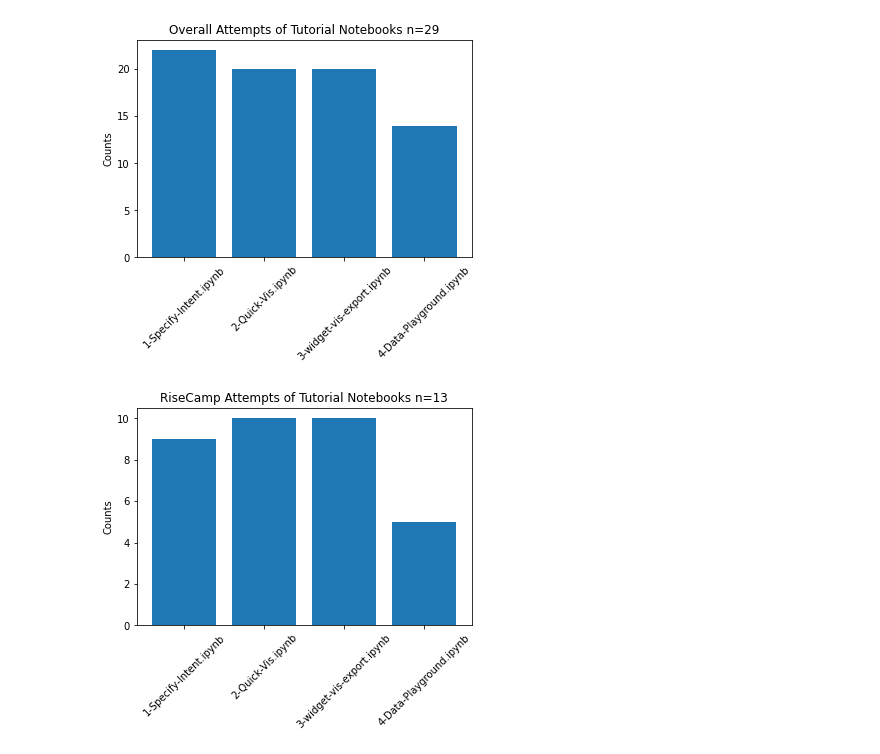
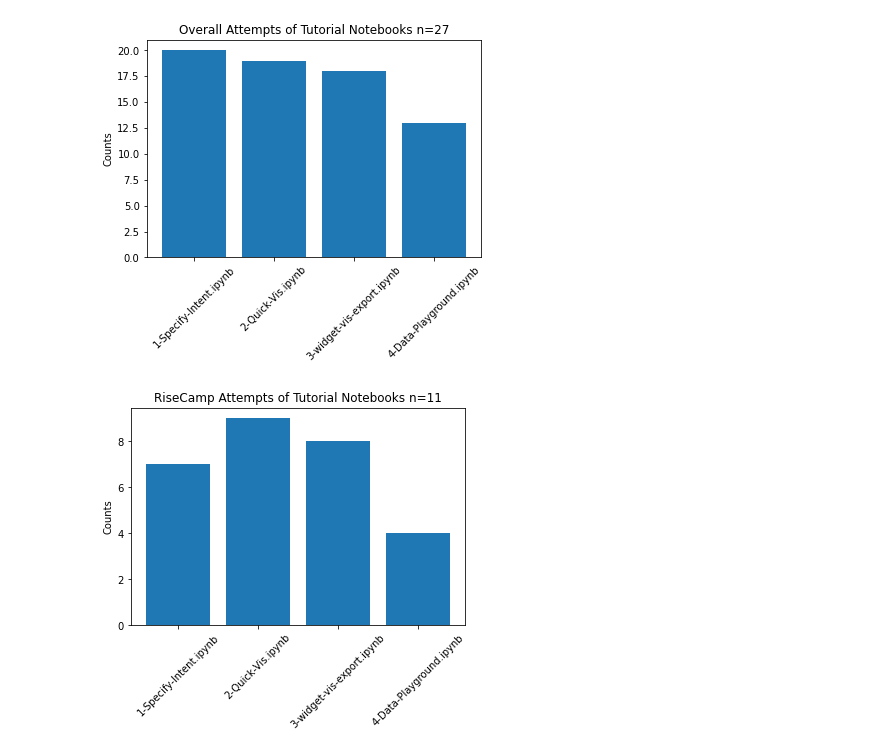
Before and after one commit to willeppy/lux-logger, a Jupyter notebook: LuxLogAnalysis.ipynb, the cells around one changed output. Cells and saved outputs as stored; diff of their text form; code cells hidden in the pictures.

Commit message:
excluded IPs in analysis

```diff
--- a/LuxLogAnalysis.ipynb
+++ b/LuxLogAnalysis.ipynb
@@ -30,12 +30,16 @@ for log in all_logs:
         history = j['history']
         formatted_log['history'].extend(history)
 
+    # get time user started ipynb
+    formatted_log['startTime'] = formatted_log['history'][0]['time']
+
     # separates user hash from file name (sessionID)
     names = log.split('_')
     formatted_log['userHash'] = names[0][5:]
-    formatted_logs[names[1][:-5]] = formatted_log
 
-    # get time user started ipynb
-    formatted_log['startTime'] = formatted_log['history'][0]['time']
+    # excluding Jerry and Doris and potentially others
+    exclude_list = ['bca87887a1cc89312f7d073fd007ea68', '1a735d0ee6a6f9d7fdab573b50851da7']
+    if names[0][5:] not in exclude_list:
+        formatted_logs[names[1][:-5]] = formatted_log
 # %%
 df = pd.DataFrame(formatted_logs).transpose().sort_values('userHash')
@@ -52,7 +54,7 @@ def groupDate(x):
     if x['startTime'].date() <= datetime.date(2020, 11, 1):
         return 'RiseCamp'
     elif x['startTime'].date() > datetime.date(2020, 11, 3) and x['startTime'].date() <= datetime.date(2020, 11, 5):
-        return 'UCSF'
+        return 'USF'
     else:
         return 'Other'
 df['startTime'] = pd.to_datetime(df['startTime'])
@@ -137,10 +139,11 @@ def plot_nb_progression(df, userGroup, n):
     plt.ylabel('Counts')
     plt.show()
 # %%
-plot_nb_progression(grouped_df, 'Overall', 29)
+plot_nb_progression(grouped_df, 'Overall', len(grouped_df))
 # %% [output]
-[figure, old version]
+[figure, new version]
 # %%
-plot_nb_progression(grouped_df[grouped_df['userGroup']=='RiseCamp'], 'RiseCamp', 13)
+riseCamp_df = grouped_df[grouped_df['userGroup']=='RiseCamp']
+plot_nb_progression(riseCamp_df, 'RiseCamp', len(riseCamp_df))
 # %% [output]
-[figure, old version]
+[figure, new version]
```
Also changed, not shown: parts of 6 cells of this notebook.
